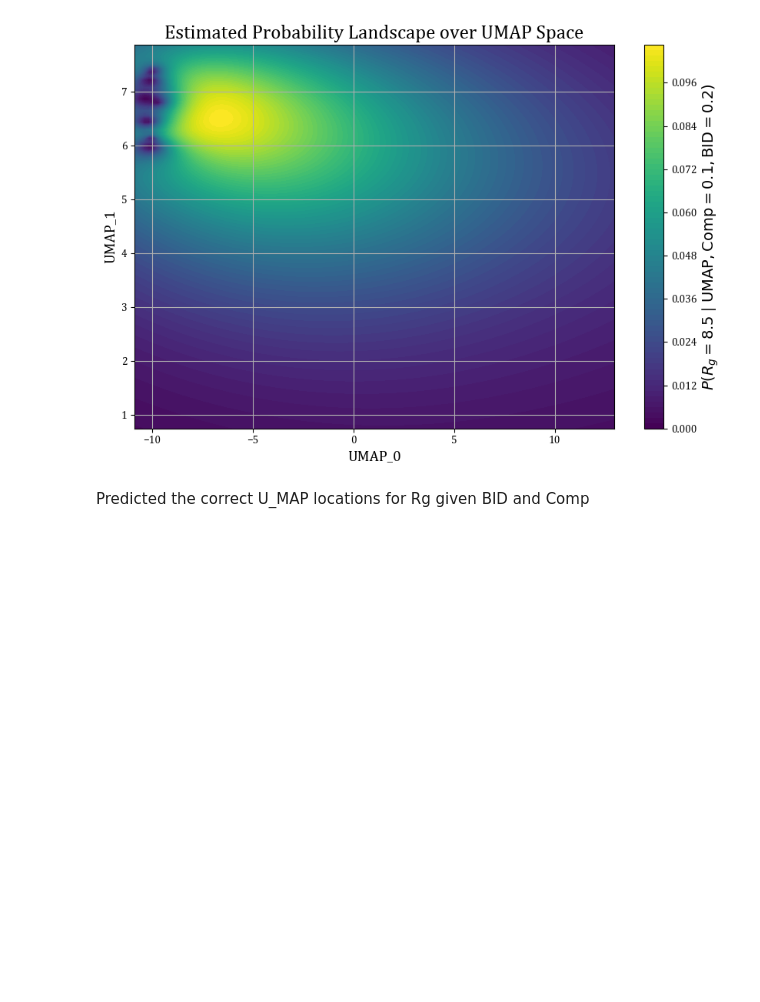
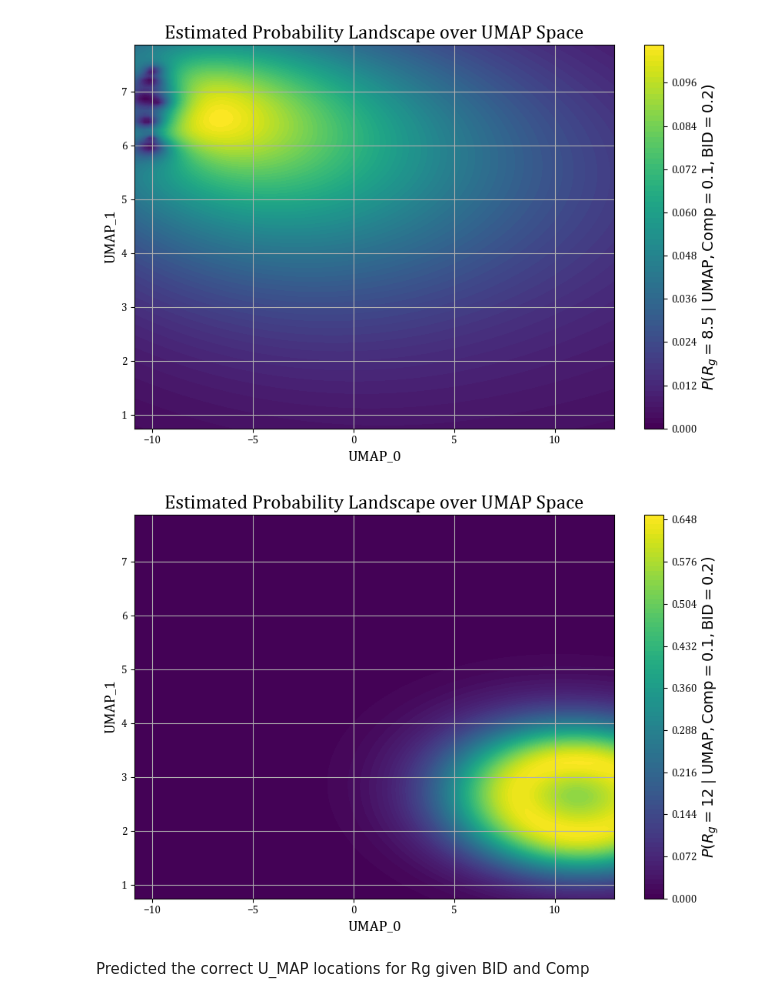
Before and after one commit to PhucMTran/COS-513-Project, a Jupyter notebook: Results.ipynb, the cells around one changed output. Saved outputs shown, nothing was run; the diff lists cells and outputs as text; code cells hidden in the pictures; blank space fills up the shorter version.

```diff
--- a/Results.ipynb
+++ b/Results.ipynb
@@ -391,6 +478,54 @@ plt.tight_layout()
 plt.show()
 # %% [output]
 [figure]
+# %%
+from scipy.stats import norm
+
+# Grid over UMAP space
+umap0_vals = np.linspace(Data['UMAP_0'].min(), Data['UMAP_0'].max(), 100)
+umap1_vals = np.linspace(Data['UMAP_1'].min(), Data['UMAP_1'].max(), 100)
+U0, U1 = np.meshgrid(umap0_vals, umap1_vals)
+
+# Flatten for prediction
+U0_flat = U0.ravel()
+U1_flat = U1.ravel()
+
+# Fixed Comp and BID
+comp = 0.
+bid = 0.2
+
+# Input matrix: shape (n_points, 4)
+X_grid = np.column_stack([np.full_like(U0_flat, comp),
+                          np.full_like(U0_flat, bid),
+                          U0_flat,
+                          U1_flat])
+
+# Scale features
+X_grid_scaled = scaler.transform(X_grid)
+
+# Predict using trained model
+rg_pred, rg_std = gpr_rg.predict(X_grid_scaled, return_std=True)
+
+# Compute probability density for Rg = 8
+p_rg10 = norm.pdf(12.5, loc=rg_pred, scale=rg_std)
+
+# Reshape back to grid
+P_grid = p_rg10.reshape(U0.shape)
+
+# ---------- Plot ----------
+plt.figure(figsize=(8.5, 6))
+contour = plt.contourf(U0, U1, P_grid, levels=100, cmap='viridis')
+cbar = plt.colorbar(contour)
+cbar.set_label(r"$P(R_g = 12 \mid \mathrm{UMAP}, \mathrm{Comp}=0.1, \mathrm{BID}=0.2)$", fontsize=14)
+
+plt.xlabel("UMAP_0", fontsize=14)
+plt.ylabel("UMAP_1", fontsize=14)
+plt.title("Estimated Probability Landscape over UMAP Space", fontsize=18)
+plt.grid(True)
+plt.tight_layout()
+plt.show()
+# %% [output]
+[figure, added]
 # %% [markdown]
 Predicted the correct U_MAP locations for Rg given BID and Comp
 # %%
```
Also changed, not shown: parts of 11 cells of this notebook.
